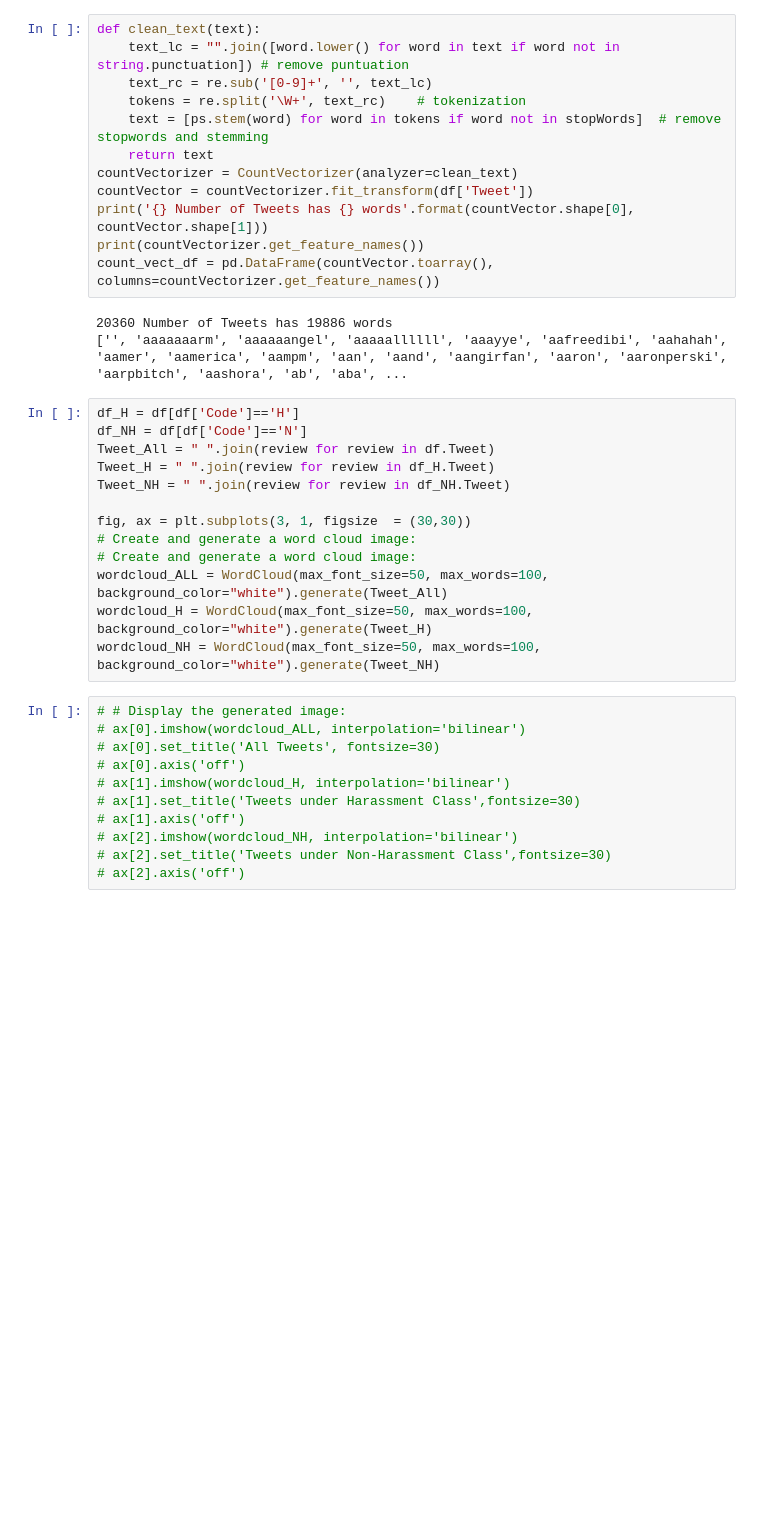
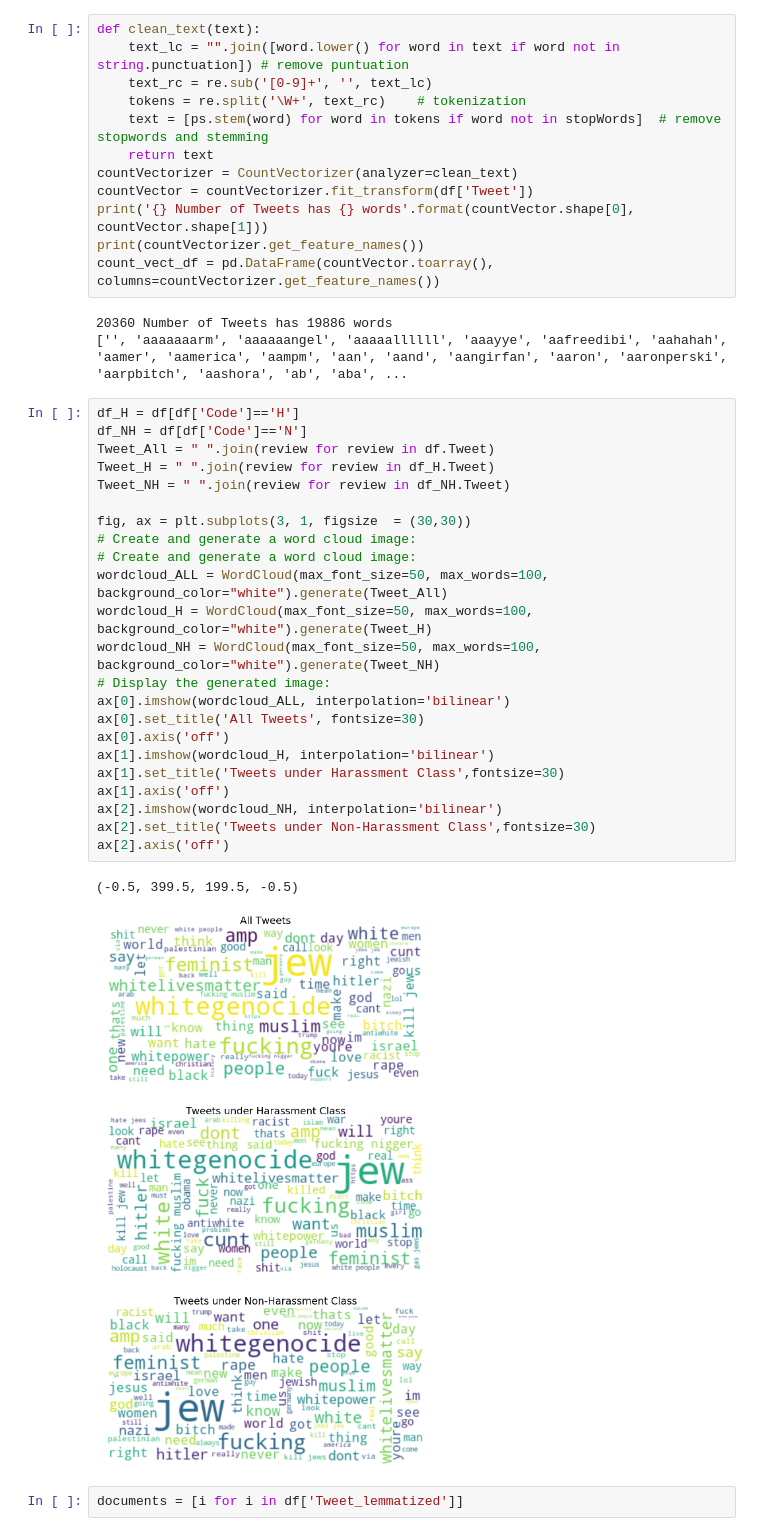
Before and after one commit to jeremyrchow/harassment-classifier, a Jupyter notebook: EDA_tokenized.ipynb, the cells around one changed output. Saved outputs shown, nothing was run; the diff lists cells and outputs as text; blank space fills up the shorter version.

```diff
--- a/EDA_tokenized.ipynb
+++ b/EDA_tokenized.ipynb
@@ -237,24 +248,28 @@ count_vect_df = pd.DataFrame(countVector.toarray(), columns=countVectorizer.get_
 # %%
 df_H = df[df['Code']=='H']
 df_NH = df[df['Code']=='N']
 Tweet_All = " ".join(review for review in df.Tweet)
 Tweet_H = " ".join(review for review in df_H.Tweet)
 Tweet_NH = " ".join(review for review in df_NH.Tweet)
 
 fig, ax = plt.subplots(3, 1, figsize  = (30,30))
 # Create and generate a word cloud image:
 # Create and generate a word cloud image:
 wordcloud_ALL = WordCloud(max_font_size=50, max_words=100, background_color="white").generate(Tweet_All)
 wordcloud_H = WordCloud(max_font_size=50, max_words=100, background_color="white").generate(Tweet_H)
 wordcloud_NH = WordCloud(max_font_size=50, max_words=100, background_color="white").generate(Tweet_NH)
+# Display the generated image:
+ax[0].imshow(wordcloud_ALL, interpolation='bilinear')
+ax[0].set_title('All Tweets', fontsize=30)
+ax[0].axis('off')
+ax[1].imshow(wordcloud_H, interpolation='bilinear')
+ax[1].set_title('Tweets under Harassment Class',fontsize=30)
+ax[1].axis('off')
+ax[2].imshow(wordcloud_NH, interpolation='bilinear')
+ax[2].set_title('Tweets under Non-Harassment Class',fontsize=30)
+ax[2].axis('off')
+# %% [output]
+(-0.5, 399.5, 199.5, -0.5)
+[figure, added]
-# %%
-# # Display the generated image:
-# ax[0].imshow(wordcloud_ALL, interpolation='bilinear')
-# ax[0].set_title('All Tweets', fontsize=30)
-# ax[0].axis('off')
-# ax[1].imshow(wordcloud_H, interpolation='bilinear')
-# ax[1].set_title('Tweets under Harassment Class',fontsize=30)
-# ax[1].axis('off')
-# ax[2].imshow(wordcloud_NH, interpolation='bilinear')
-# ax[2].set_title('Tweets under Non-Harassment Class',fontsize=30)
-# ax[2].axis('off')
+# %%
+documents = [i for i in df['Tweet_lemmatized']]
```
Also changed, not shown: parts of 9 cells of this notebook.
